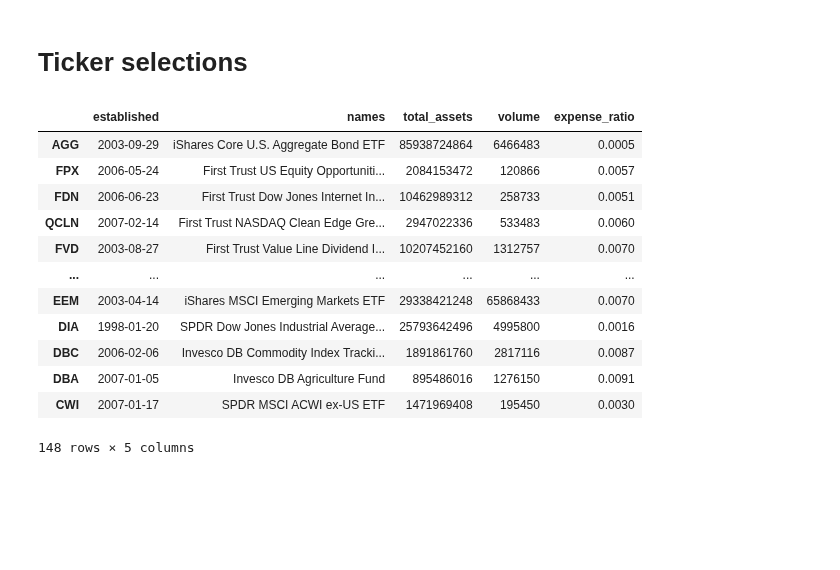
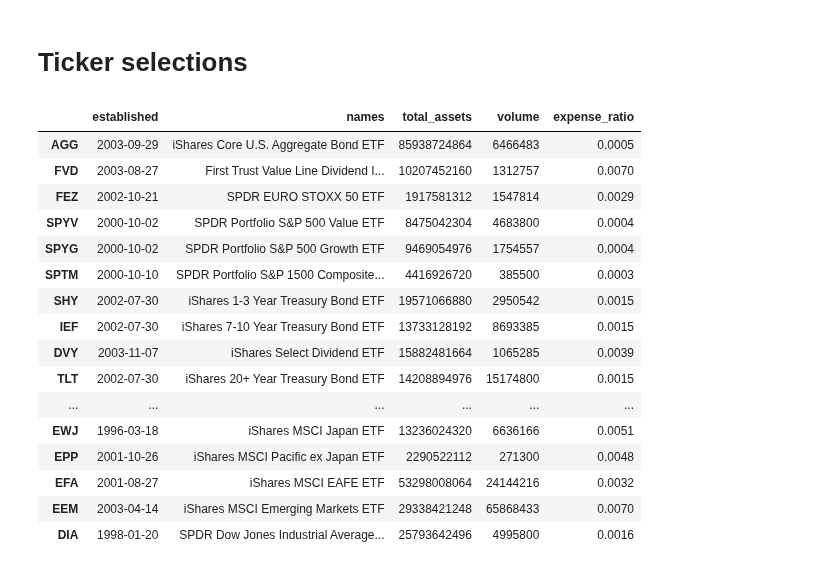
Before and after one commit to sonesuke/mypo, a Jupyter notebook: docs/tutorial/tickers.ipynb, the cells around one changed output. Cells and saved outputs as stored; diff of their text form; code cells hidden in the pictures; blank space fills up the shorter version.

```diff
--- a/docs/tutorial/tickers.ipynb
+++ b/docs/tutorial/tickers.ipynb
@@ -20,25 +20,31 @@ if DOWNLOAD:
     loader.save('/app/docs/tutorial/all.bin')
 # %%
 loader = Loader.load('/app/docs/tutorial/all.bin')
-loader = loader.since(datetime(2008, 1, 1))
+loader = loader.since(datetime(2005, 1, 1))
 market = loader.get_market()
 # %%
+pd.set_option('display.max_rows', 200)
+
 summary = loader.summary()
 summary
 # %% [output]
 |  | established | names | total_assets | volume | expense_ratio |
 | AGG | 2003-09-29 | iShares Core U.S. Aggregate Bond ETF | 85938724864 | 6466483 | 0.0005 |
-| FPX | 2006-05-24 | First Trust US Equity Opportuniti... | 2084153472 | 120866 | 0.0057 |
-| FDN | 2006-06-23 | First Trust Dow Jones Internet In... | 10462989312 | 258733 | 0.0051 |
-| QCLN | 2007-02-14 | First Trust NASDAQ Clean Edge Gre... | 2947022336 | 533483 | 0.0060 |
 | FVD | 2003-08-27 | First Trust Value Line Dividend I... | 10207452160 | 1312757 | 0.0070 |
+| FEZ | 2002-10-21 | SPDR EURO STOXX 50 ETF | 1917581312 | 1547814 | 0.0029 |
+| SPYV | 2000-10-02 | SPDR Portfolio S&P 500 Value ETF | 8475042304 | 4683800 | 0.0004 |
+| SPYG | 2000-10-02 | SPDR Portfolio S&P 500 Growth ETF | 9469054976 | 1754557 | 0.0004 |
+| SPTM | 2000-10-10 | SPDR Portfolio S&P 1500 Composite... | 4416926720 | 385500 | 0.0003 |
+| SHY | 2002-07-30 | iShares 1-3 Year Treasury Bond ETF | 19571066880 | 2950542 | 0.0015 |
+| IEF | 2002-07-30 | iShares 7-10 Year Treasury Bond ETF | 13733128192 | 8693385 | 0.0015 |
+| DVY | 2003-11-07 | iShares Select Dividend ETF | 15882481664 | 1065285 | 0.0039 |
+| TLT | 2002-07-30 | iShares 20+ Year Treasury Bond ETF | 14208894976 | 15174800 | 0.0015 |
 | ... | ... | ... | ... | ... | ... |
+| EWJ | 1996-03-18 | iShares MSCI Japan ETF | 13236024320 | 6636166 | 0.0051 |
+| EPP | 2001-10-26 | iShares MSCI Pacific ex Japan ETF | 2290522112 | 271300 | 0.0048 |
+| EFA | 2001-08-27 | iShares MSCI EAFE ETF | 53298008064 | 24144216 | 0.0032 |
 | EEM | 2003-04-14 | iShares MSCI Emerging Markets ETF | 29338421248 | 65868433 | 0.0070 |
 | DIA | 1998-01-20 | SPDR Dow Jones Industrial Average... | 25793642496 | 4995800 | 0.0016 |
-| DBC | 2006-02-06 | Invesco DB Commodity Index Tracki... | 1891861760 | 2817116 | 0.0087 |
-| DBA | 2007-01-05 | Invesco DB Agriculture Fund | 895486016 | 1276150 | 0.0091 |
-| CWI | 2007-01-17 | SPDR MSCI ACWI ex-US ETF | 1471969408 | 195450 | 0.0030 |
-148 rows × 5 columns
 # %%
 from mypo import clustering_tickers, make_combinations
 cluster = clustering_tickers(market, n=4)
```
Also changed, not shown: parts of 2 cells of this notebook.
